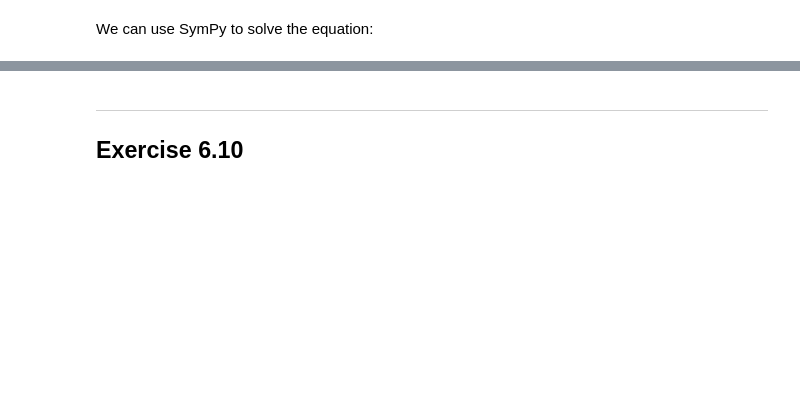
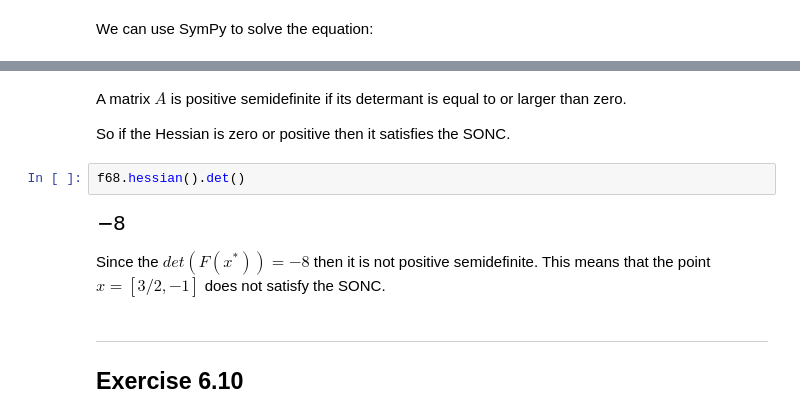
Before and after one commit to sheikhomar/opan, a Jupyter notebook: hw04.ipynb, the cells around one changed output, grey strips where cells are left out. Cells and saved outputs as stored; diff of their text form; blank space fills up the shorter version.

```diff
--- a/hw04.ipynb
+++ b/hw04.ipynb
@@ -265,3 +306,13 @@ The point where the gradient is zero is $x=[3/2, -1]$. Next we need to determine
+# %% [markdown]
+A matrix $A$ is positive semidefinite if its determant is equal to or larger than zero.
+
+So if the Hessian is zero or positive then it satisfies the SONC.
+# %%
+f68.hessian().det()
+# %% [output]
+[figure, added]
+# %% [markdown]
+Since the $det(F(x^{*})) = -8$ then it is not positive semidefinite. This means that the point $x=[3/2, -1]$ does not satisfy the SONC.
 # %% [markdown]
 ---
 ## Exercise 6.10
```
Also changed, not shown: parts of 18 cells of this notebook, 1 other file.
